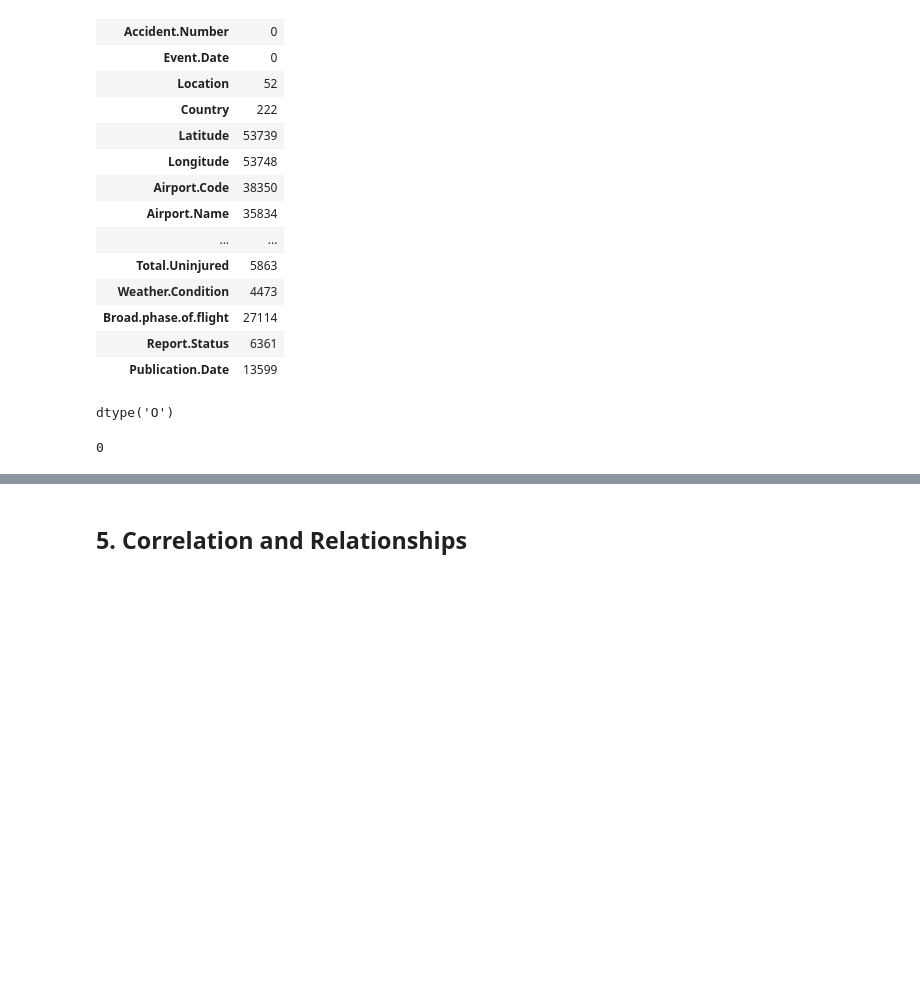
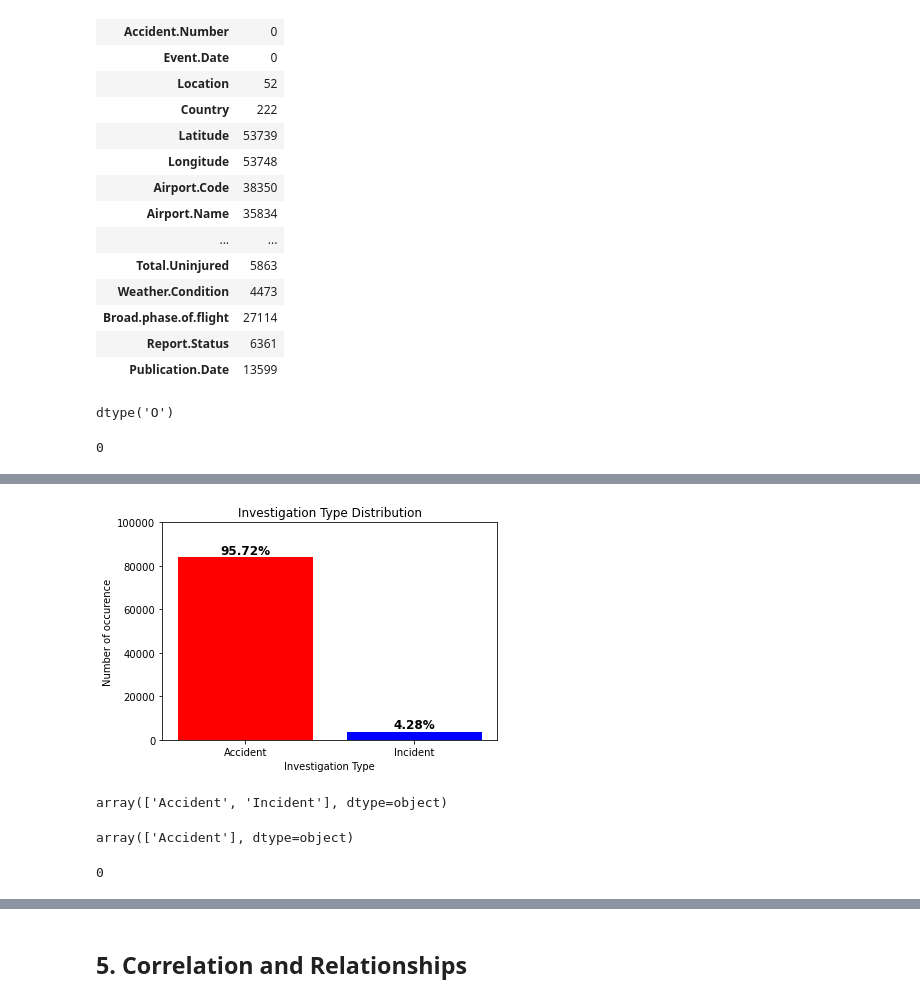
Before and after one commit to rurigi-waweru/dsfpt10-p1-dsc-phase-1-project, a Jupyter notebook: index.ipynb, the cells around one changed output, grey strips where cells are left out. Drawn from its saved outputs; the diff is of its cells as text; code cells hidden in the pictures; blank space fills up the shorter version.

```diff
--- a/index.ipynb
+++ b/index.ipynb
@@ -288,0 +340,38 @@ df['Event.Date'].isnull().sum()
+# %%
+# Calculate total and percentages
+total = sum(counts)
+percentages = [(count / total) * 100 for count in counts]
+
+# Create bar chart
+plt.figure(figsize=(6, 4))
+bars = plt.bar(investigation_types, counts, color=["red", "blue"])
+
+# Labels and title
+plt.xlabel("Investigation Type")
+plt.ylim(0, 100000)
+plt.ylabel("Number of occurence")
+plt.title("Investigation Type Distribution")
+
+# Add percentages on top of bars
+for bar, percentage in zip(bars, percentages):
+    plt.text(bar.get_x() + bar.get_width() / 2, bar.get_height(),
+             f"{percentage:.2f}%", ha="center", va="bottom", fontsize=12, fontweight="bold")
+
+# Show the graph
+plt.show()
+# %% [output]
+[figure, added]
+# %%
+df['Investigation.Type'].unique()
+# %% [output]
+array(['Accident', 'Incident'], dtype=object)
+# %%
+# droppign incident cases
+df = df.loc[df['Investigation.Type'] != 'Incident']
+df['Investigation.Type'].unique()
+# %% [output]
+array(['Accident'], dtype=object)
+# %%
+df['Accident.Number'].duplicated().sum()
+# %% [output]
+0
```
Also changed, not shown: parts of 29 cells of this notebook, 1 other file.
